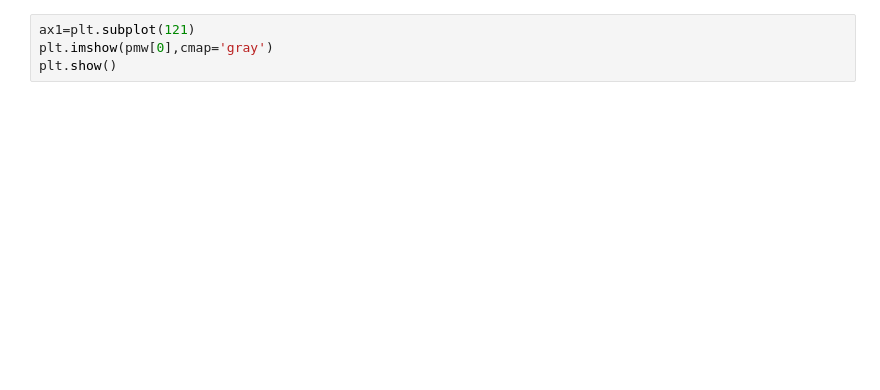
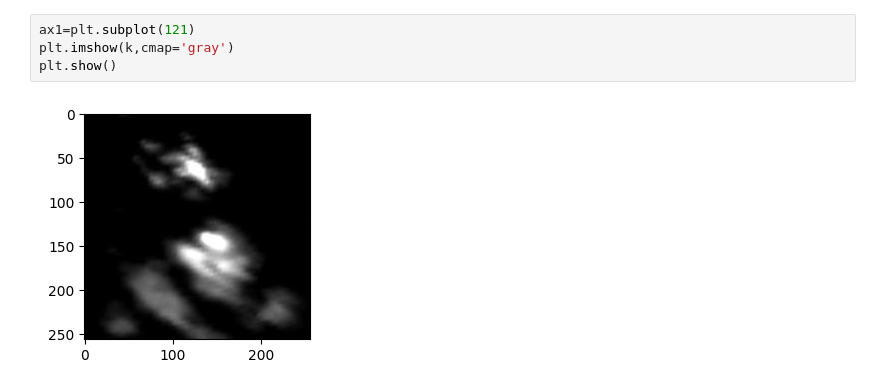
Before and after one commit to kbdharun/mini-project, a Jupyter notebook: test.ipynb, the cells around one changed output. Drawn from its saved outputs; the diff is of its cells as text; blank space fills up the shorter version.

```diff
--- a/test.ipynb
+++ b/test.ipynb
@@ -73,7 +43,9 @@ plt.show()
 # %%
 ax1=plt.subplot(121)
-plt.imshow(pmw[0],cmap='gray')
+plt.imshow(k,cmap='gray')
 plt.show()
+# %% [output]
+[figure, added]
 # %%
 plt.imshow(ir[0],cmap='gray')
 plt.show()
```
Also changed, not shown: parts of 16 cells of this notebook, 2 other files.
